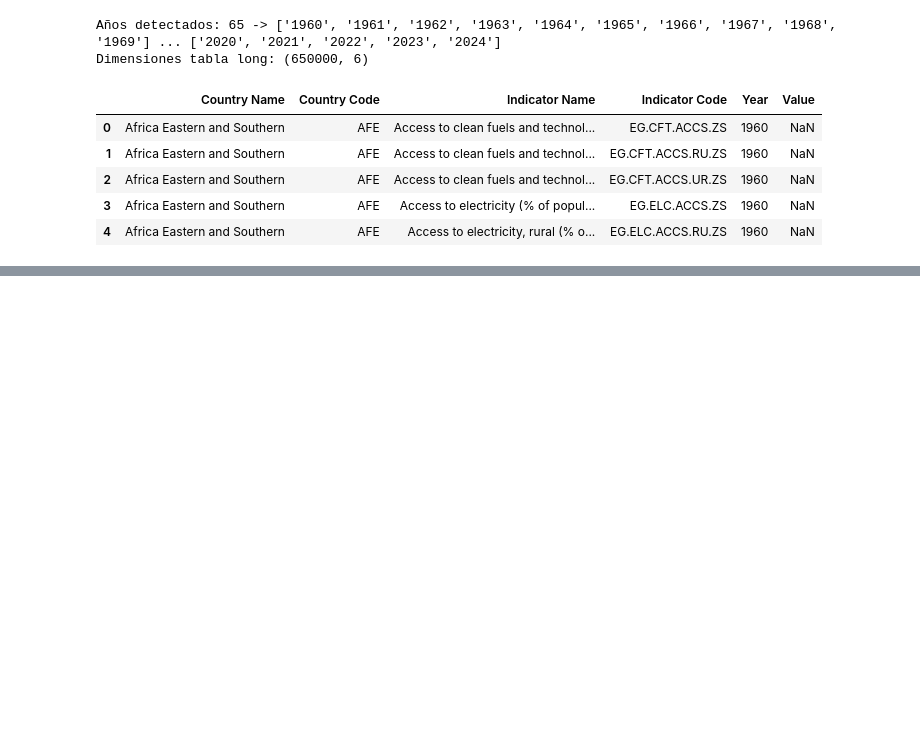
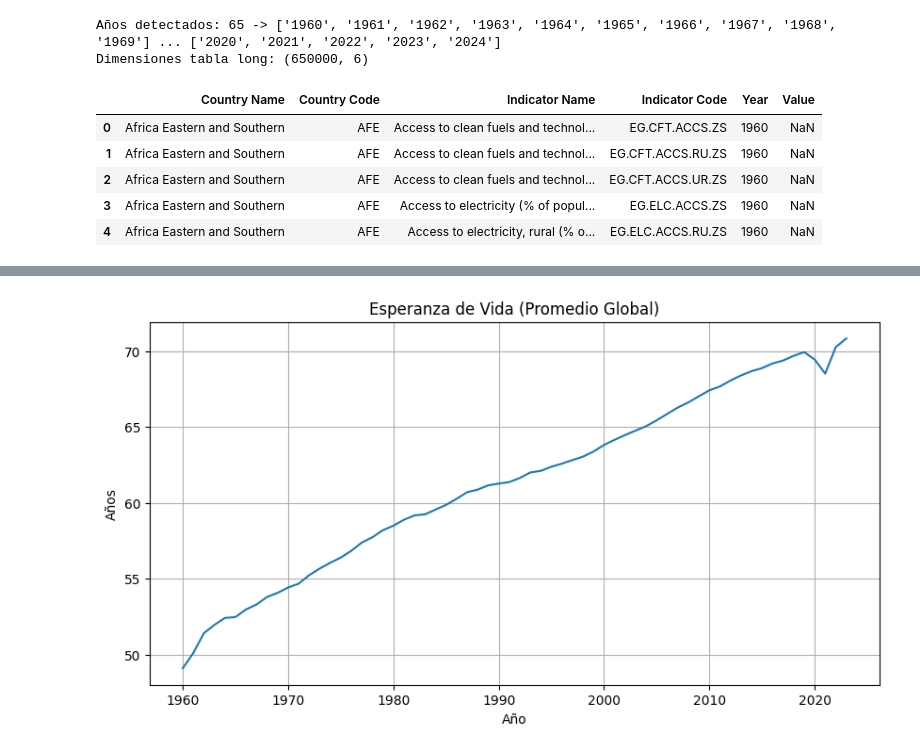
Before and after one commit to aglsystems-ragl/PROYECTO_WDI_ETL, a Jupyter notebook: notebooks/ETL_WDI.ipynb, the cells around one changed output, grey strips where cells are left out. Drawn from its saved outputs; the diff is of its cells as text; code cells hidden in the pictures; blank space fills up the shorter version.

```diff
--- a/notebooks/ETL_WDI.ipynb
+++ b/notebooks/ETL_WDI.ipynb
@@ -93,0 +234,19 @@ Dimensiones tabla long: (650000, 6)
+# %%
+df_life = pd.read_sql("""
+SELECT Year, AVG(Value) AS promedio
+FROM wdi_clean
+WHERE `Indicator Name` = 'Life expectancy at birth, total (years)'
+AND Value IS NOT NULL
+GROUP BY Year
+ORDER BY Year;
+""", engine)
+
+plt.figure(figsize=(10,5))
+plt.plot(df_life["Year"], df_life["promedio"])
+plt.title("Esperanza de Vida (Promedio Global)")
+plt.xlabel("Año")
+plt.ylabel("Años")
+plt.grid(True)
+plt.show()
+# %% [output]
+[figure, added]
```
Also changed, not shown: parts of 15 cells of this notebook.
